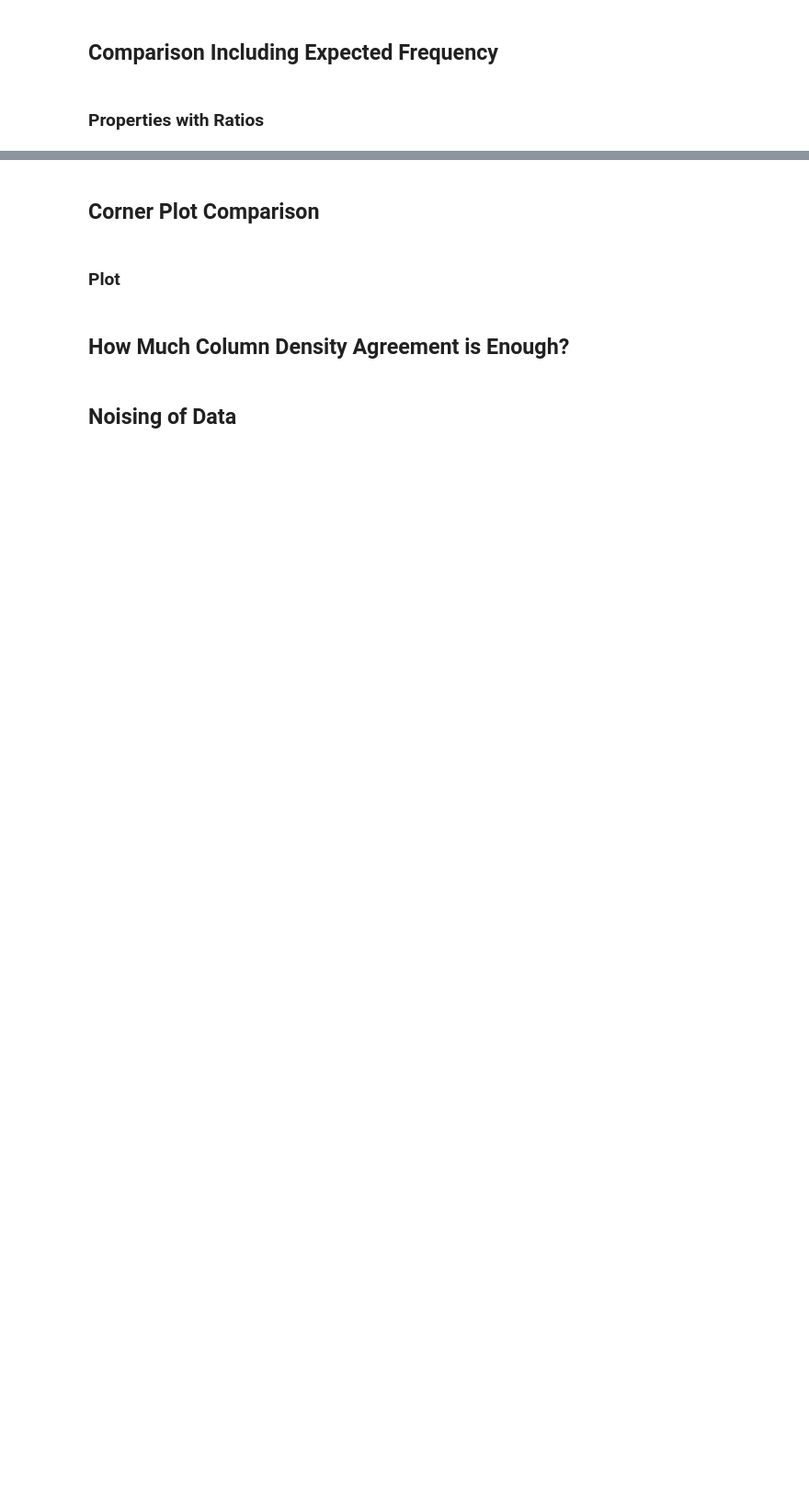
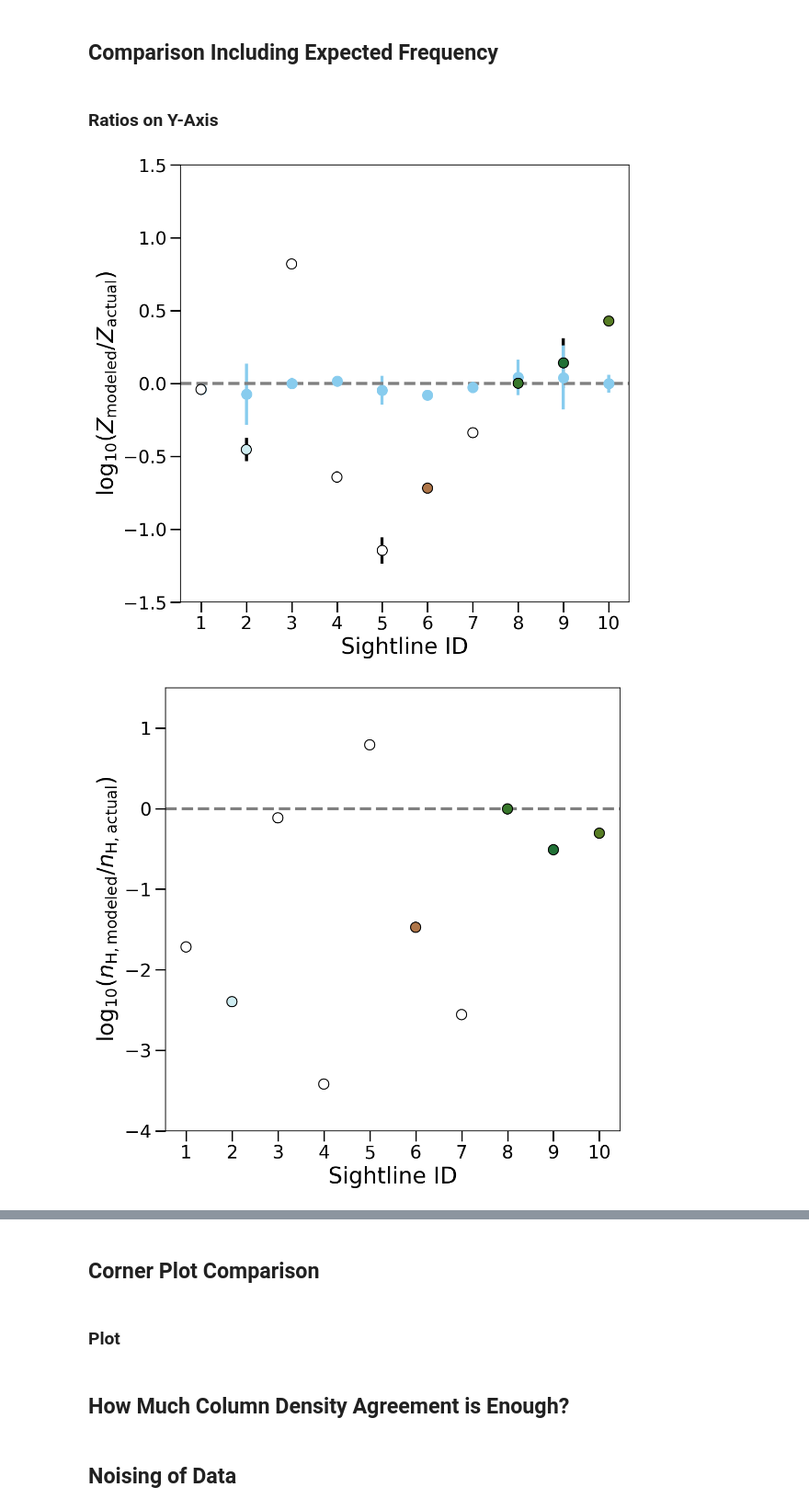
Before and after one commit to chummels/cgm_modeling_challenge, a Jupyter notebook: sample0_comparison.ipynb, the cells around one changed output, grey strips where cells are left out. Shown: that part at 92% size. Saved outputs shown, nothing was run; the diff lists cells and outputs as text; code cells hidden in the pictures; blank space fills up the shorter version.

Commit message:
Improved sample 0 comparison plots.

```diff
--- a/sample0_comparison.ipynb
+++ b/sample0_comparison.ipynb
@@ -470,8 +377,8 @@ y_labels = {
     'temperature': r'$\log_{10} ( T_{\rm modeled}/T_{\rm actual} )$',
     'length': r'$\log_{10} (\ell_{\rm modeled} / \ell_{\rm actual} )$',
 }
-# %% [markdown]
-### Properties with Ratios
+# %% [markdown]
+### Ratios on Y-Axis
 # %%
 vmin = np.nanmin( pdf[np.nonzero(pdf)] )
 vmax = np.nanmax( pdf[np.nonzero(pdf)] )
@@ -511,7 +418,7 @@ for key in [ 'metallicity', 'H_density', 'temperature', 'length' ]:
             np.arange( actual[key].size ) + 1,
             revised['Z'] - np.log10( actual[key] ),
             s = 100,
-            color = colormap[1],
+            color = revised_color,
             zorder = -9,
         )
         ax.errorbar(
@@ -519,7 +426,7 @@ for key in [ 'metallicity', 'H_density', 'temperature', 'length' ]:
             revised['Z'] - np.log10( actual[key] ),
             yerr = revised['errZ'],
             linestyle = 'none',
-            color = colormap[1],
+            color = revised_color,
             zorder = -10,
         )
 
@@ -536,30 +443,33 @@ for key in [ 'metallicity', 'H_density', 'temperature', 'length' ]:
 #             zorder = -10
 #         )
 #         ax.plot(
 #             [ 9, ]*2,
 #             [ 0.54, 1000 ],
 #             color = colormap[1],
 #         )
 
     ax.axhline(
         0,
         color = '0.5',
         linestyle = '--',
         linewidth = 3,
         zorder = -10,
     )
 
     plt.xticks( np.arange( actual['metallicity'].size ) + 1, )
     ax.tick_params( length=10, width=1.5, labelsize=18 )
 
     ax.set_xlabel( r'Sightline ID', fontsize=22 )
     ax.set_ylabel( y_labels[key], fontsize=22 )
 
     if key == 'length':
         ax.set_ylim( -1.5, 4 )
     elif key == 'metallicity':
         ax.set_ylim( -1.5, 1.5 )
     else:
         ax.set_ylim( -4, 1.5 )
 
 #     plt.savefig( './figures/sample0/comparison_{}_inc_freq.pdf'.format( key ), bbox_inches='tight' )
+# %% [output]
+[figure, added]
+[figure, added]
```
Also changed, not shown: parts of 35 cells of this notebook.
